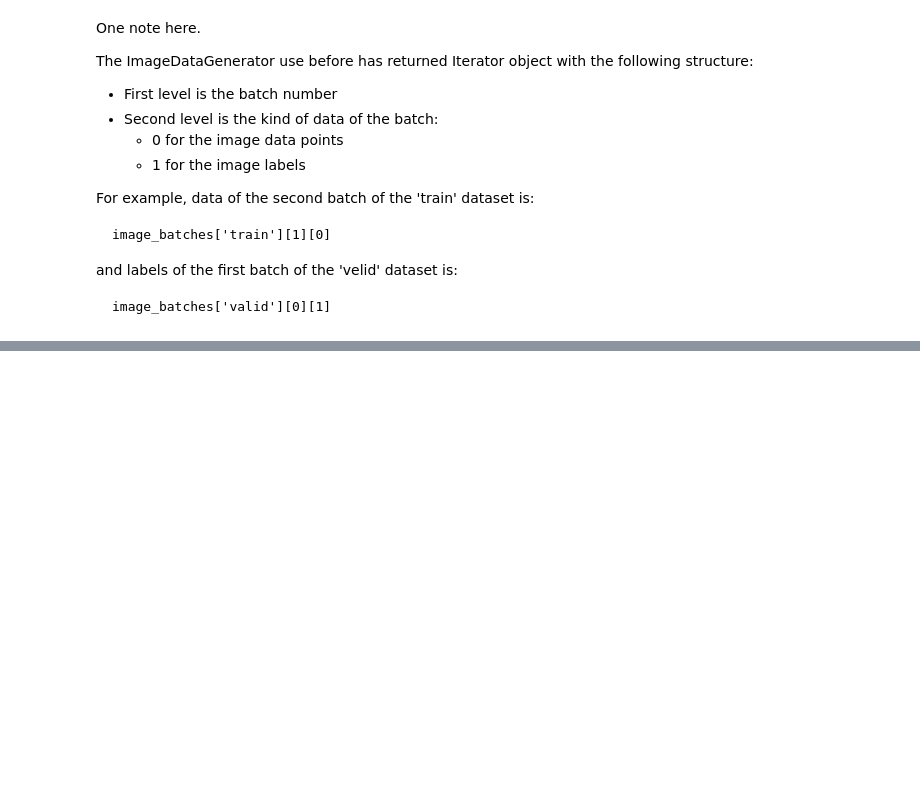
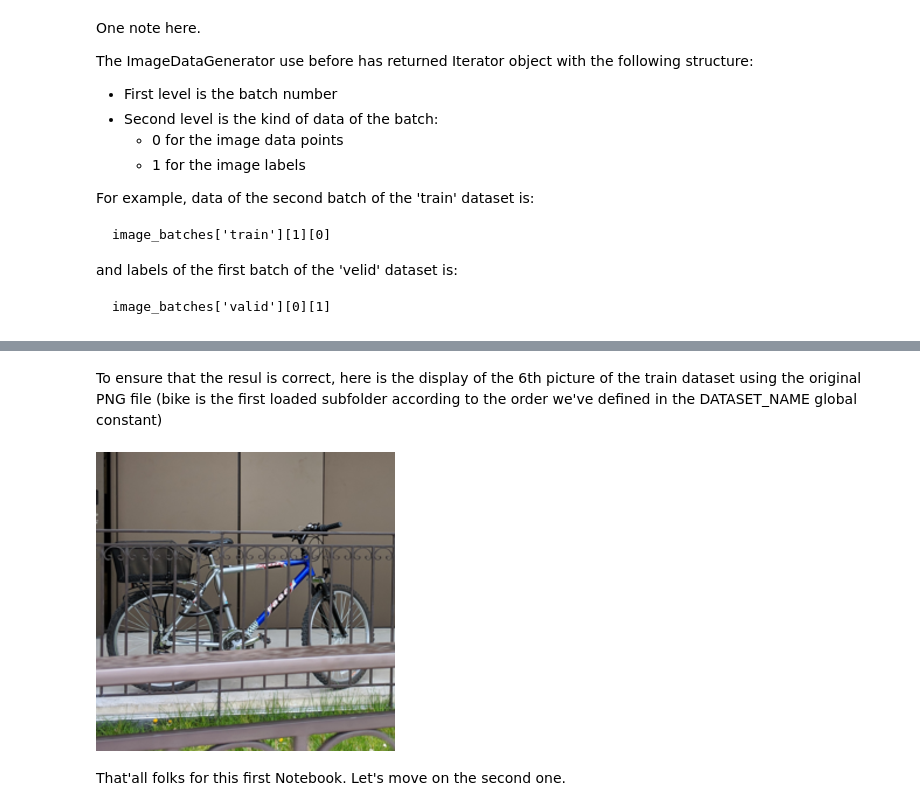
Before and after one commit to xnicolovici/machine_learning, a Jupyter notebook: notebooks/Course No 4/11. Course project/01 - Feature extraction.ipynb, the cells around one changed output, grey strips where cells are left out. Cells and saved outputs as stored; diff of their text form; code cells hidden in the pictures; blank space fills up the shorter version.

```diff
--- a/notebooks/Course No 4/11. Course project/01 - Feature extraction.ipynb
+++ b/notebooks/Course No 4/11. Course project/01 - Feature extraction.ipynb
@@ -246,0 +292,11 @@ img
+# %% [markdown]
+To ensure that the resul is correct, here is the display of the 6th picture of the train dataset using the original PNG file (bike is the first loaded subfolder according to the order we've defined in the DATASET_NAME global constant)
+# %%
+img=Image.open(os.path.join('data','train', 'bike', 'bike-0006.png'))
+
+# Resize it to get a result more inline with the above picture
+img.resize((299,299), Image.BICUBIC)
+# %% [output]
+[figure, added]
+# %% [markdown]
+That'all folks for this first Notebook. Let's move on the second one.
```
Also changed, not shown: parts of 13 cells of this notebook, 2 other files.
